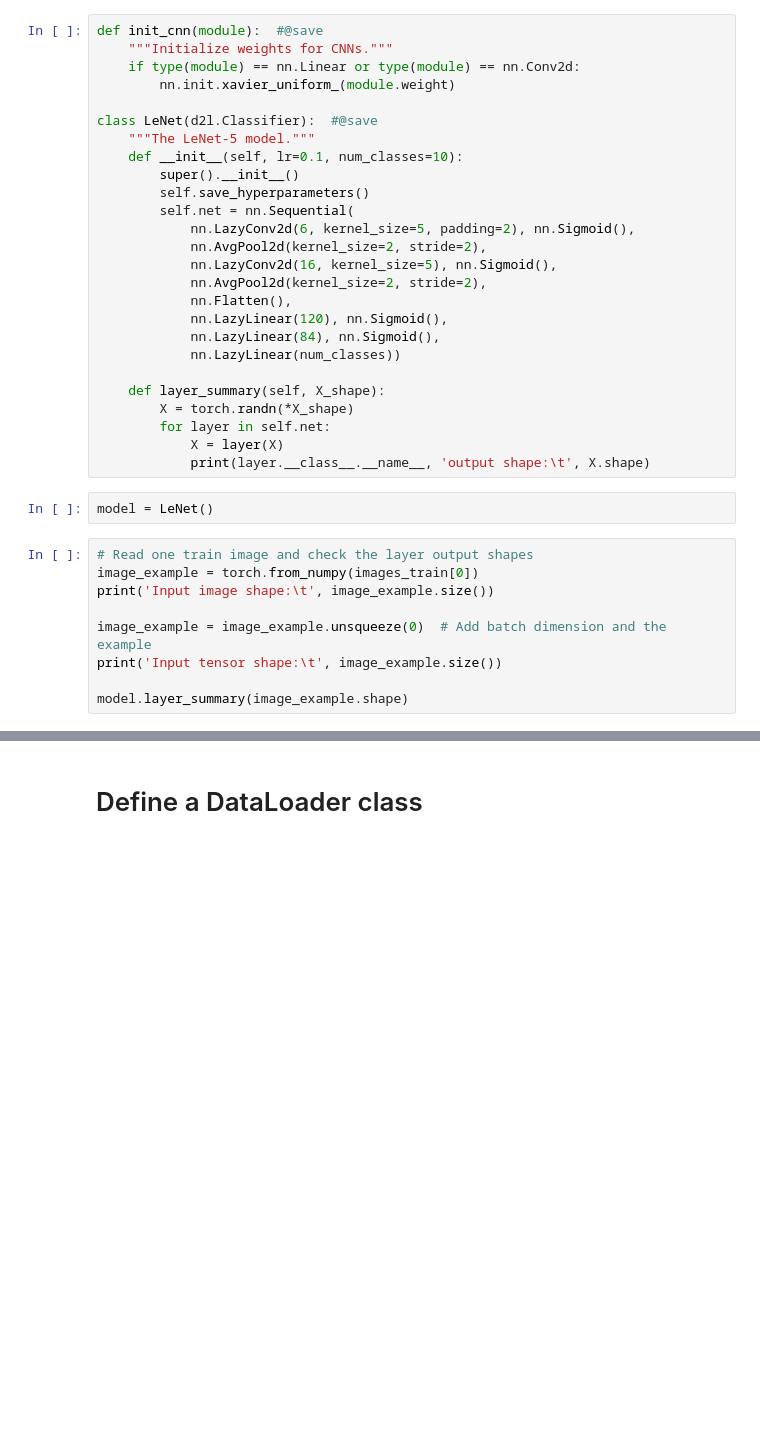
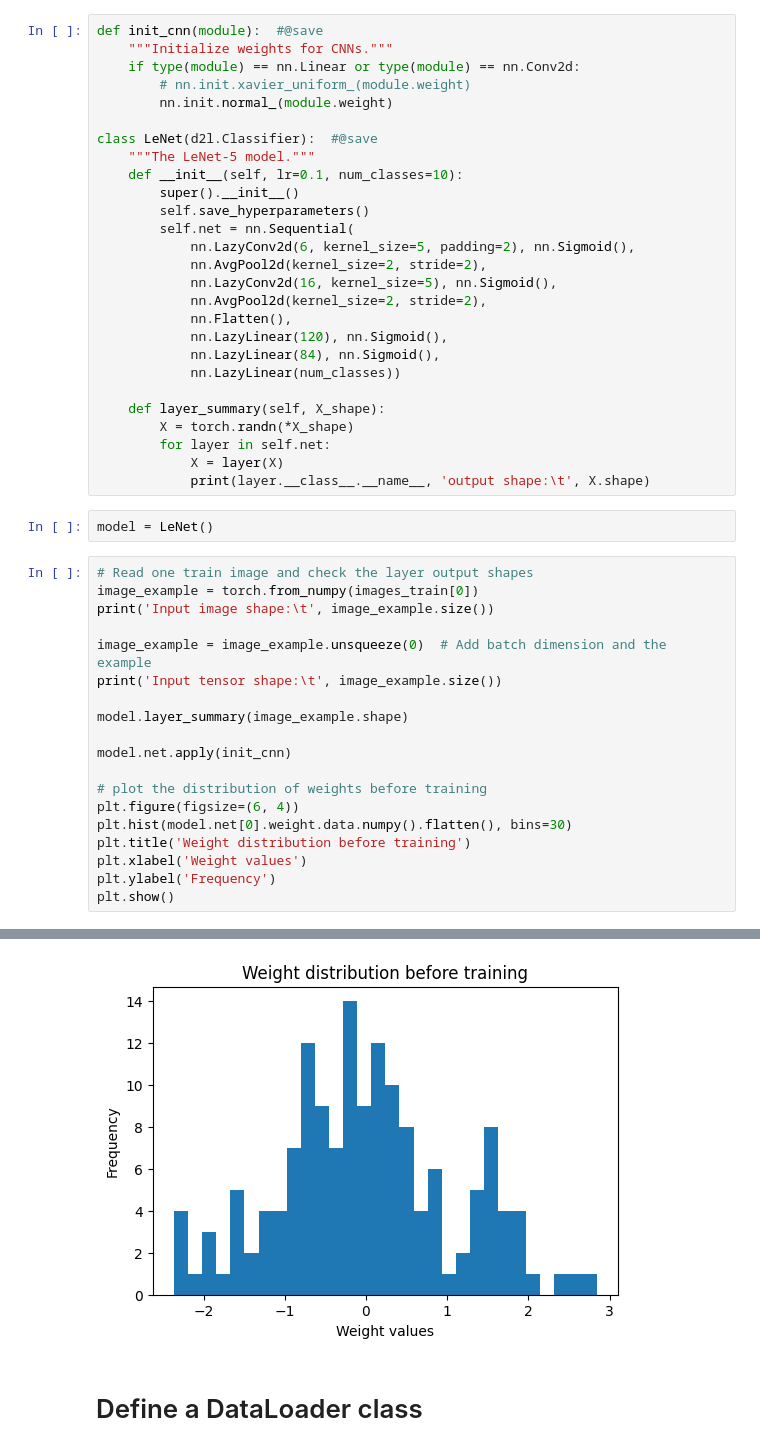
Before and after one commit to AI-Journal-Club/First_data_challenge, a Jupyter notebook: LeNet_Training.ipynb, the cells around one changed output, grey strips where cells are left out. Cells and saved outputs as stored; diff of their text form; blank space fills up the shorter version.

```diff
--- a/LeNet_Training.ipynb
+++ b/LeNet_Training.ipynb
@@ -17,7 +28,8 @@ Read more about LeNet (LeCun et al 1998): https://d2l.ai/chapter_convolutional-n
 def init_cnn(module):  #@save
     """Initialize weights for CNNs."""
     if type(module) == nn.Linear or type(module) == nn.Conv2d:
-        nn.init.xavier_uniform_(module.weight)
+        # nn.init.xavier_uniform_(module.weight)
+        nn.init.normal_(module.weight)
 
 class LeNet(d2l.Classifier):  #@save
     """The LeNet-5 model."""
@@ -44,26 +56,37 @@ model = LeNet()
 # %%
 # Read one train image and check the layer output shapes
 image_example = torch.from_numpy(images_train[0])
 print('Input image shape:\t', image_example.size())
 
 image_example = image_example.unsqueeze(0)  # Add batch dimension and the example
 print('Input tensor shape:\t', image_example.size())
 
 model.layer_summary(image_example.shape)
+
+model.net.apply(init_cnn)
+
+# plot the distribution of weights before training
+plt.figure(figsize=(6, 4))
+plt.hist(model.net[0].weight.data.numpy().flatten(), bins=30)
+plt.title('Weight distribution before training')
+plt.xlabel('Weight values')
+plt.ylabel('Frequency')
+plt.show()
 # %% [output]
 Input image shape:       torch.Size([28, 28])
 Input tensor shape:      torch.Size([1, 28, 28])
 Conv2d output shape:     torch.Size([6, 28, 28])
 Sigmoid output shape:    torch.Size([6, 28, 28])
 AvgPool2d output shape:  torch.Size([6, 14, 14])
 Conv2d output shape:     torch.Size([16, 10, 10])
 Sigmoid output shape:    torch.Size([16, 10, 10])
 AvgPool2d output shape:  torch.Size([16, 5, 5])
 Flatten output shape:    torch.Size([16, 25])
 Linear output shape:     torch.Size([16, 120])
 Sigmoid output shape:    torch.Size([16, 120])
 Linear output shape:     torch.Size([16, 84])
 Sigmoid output shape:    torch.Size([16, 84])
 Linear output shape:     torch.Size([16, 10])
+[figure, added]
 # %% [markdown]
 # Define a DataLoader class
```
Also changed, not shown: parts of 5 cells of this notebook.
